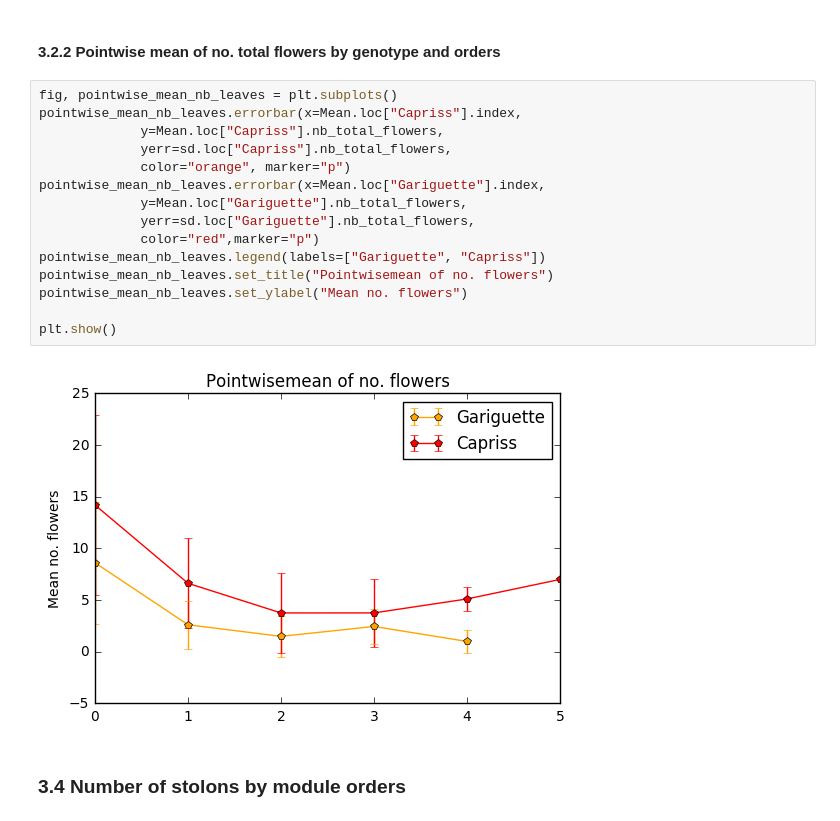
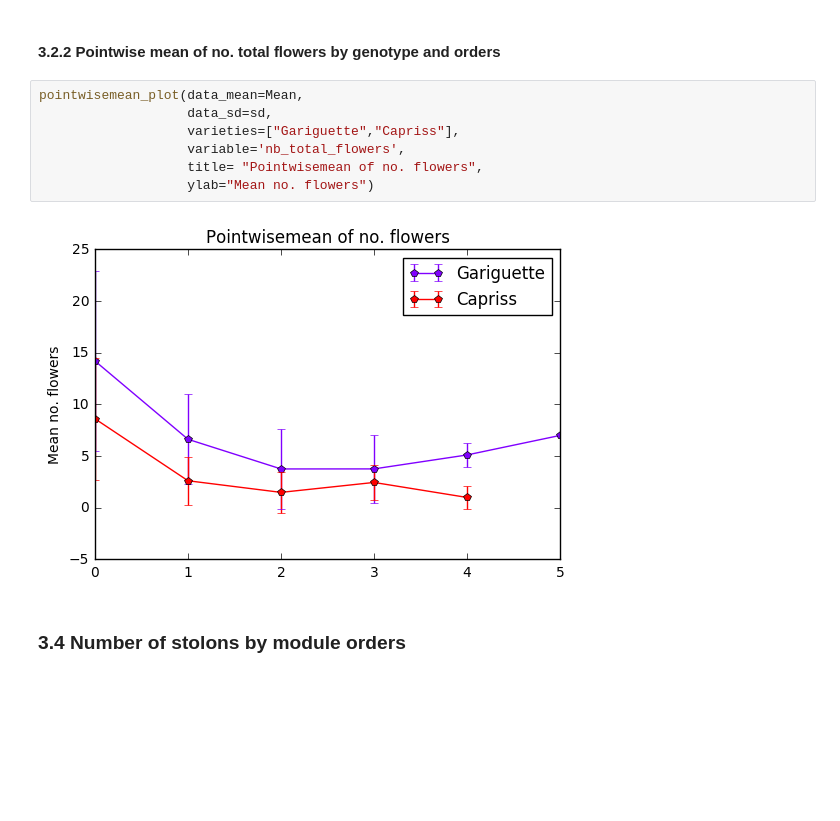
Before and after one commit to openalea/strawberry, a Jupyter notebook: example/tutorials/3. Architecture analysis at module scale.ipynb, the cells around one changed output. Cells and saved outputs as stored; diff of their text form; blank space fills up the shorter version.

```diff
--- a/example/tutorials/3. Architecture analysis at module scale.ipynb
+++ b/example/tutorials/3. Architecture analysis at module scale.ipynb
@@ -226,21 +196,13 @@ plt.show()
 # %% [markdown]
 #### 3.2.2 Pointwise mean of no. total flowers by genotype and orders
-# %%
-fig, pointwise_mean_nb_leaves = plt.subplots()
-pointwise_mean_nb_leaves.errorbar(x=Mean.loc["Capriss"].index,
-             y=Mean.loc["Capriss"].nb_total_flowers,
-             yerr=sd.loc["Capriss"].nb_total_flowers,
-             color="orange", marker="p")
-pointwise_mean_nb_leaves.errorbar(x=Mean.loc["Gariguette"].index,
-             y=Mean.loc["Gariguette"].nb_total_flowers,
-             yerr=sd.loc["Gariguette"].nb_total_flowers,
-             color="red",marker="p")
-pointwise_mean_nb_leaves.legend(labels=["Gariguette", "Capriss"])
-pointwise_mean_nb_leaves.set_title("Pointwisemean of no. flowers")
-pointwise_mean_nb_leaves.set_ylabel("Mean no. flowers")
-
-plt.show()
-# %% [output]
-[figure, removed]
+# %%
+pointwisemean_plot(data_mean=Mean,
+                   data_sd=sd,
+                   varieties=["Gariguette","Capriss"],
+                   variable='nb_total_flowers',
+                   title= "Pointwisemean of no. flowers",
+                   ylab="Mean no. flowers")
+# %% [output]
+[figure, added]
 # %% [markdown]
 ### 3.4 Number of stolons by module orders
```
Also changed, not shown: parts of 13 cells of this notebook, 4 other files.
